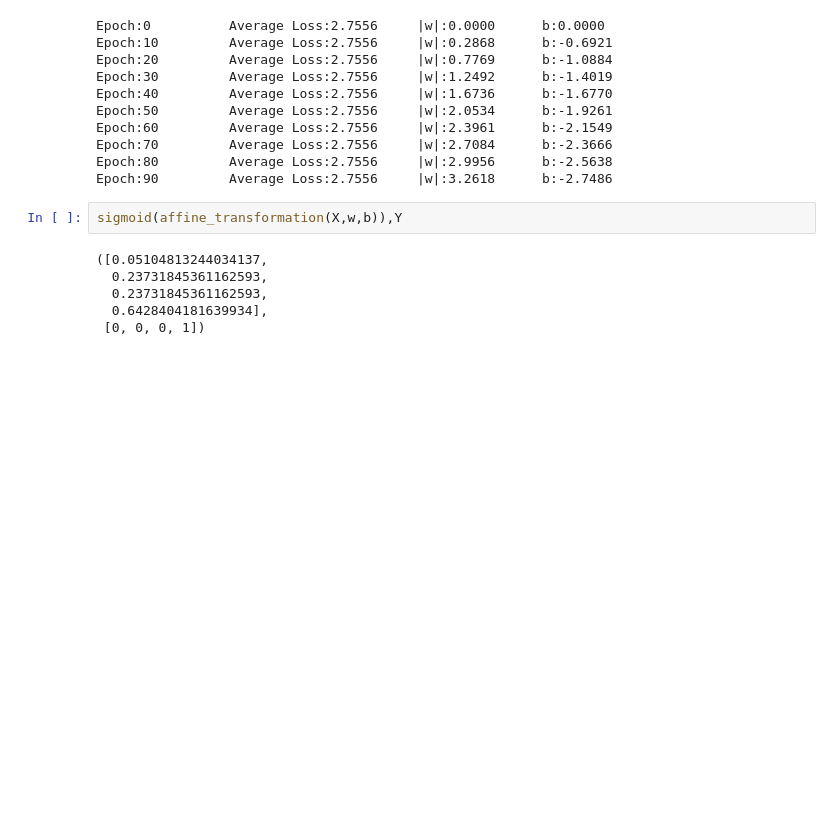
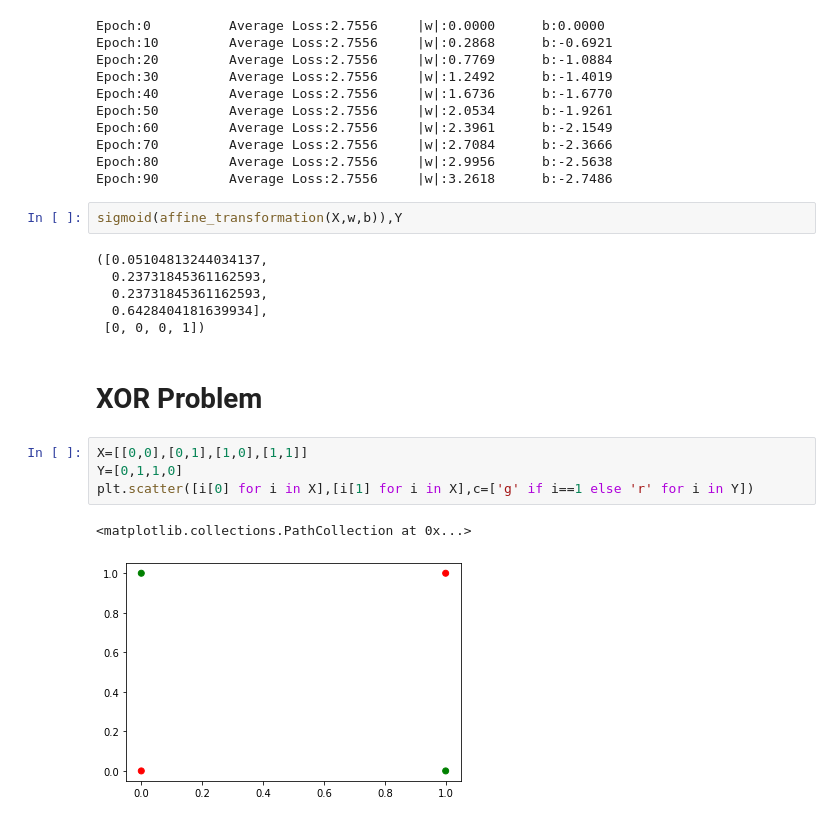
Before and after one commit to Demirrr/Fundamentals, a Jupyter notebook: 1.Machine_Learning/LogisticRegression_MLE_Backprop.ipynb, the cells around one changed output. Saved outputs shown, nothing was run; the diff lists cells and outputs as text; blank space fills up the shorter version.

Commit message:
Non-linear features for non-linear classification problems.

```diff
--- a/1.Machine_Learning/LogisticRegression_MLE_Backprop.ipynb
+++ b/1.Machine_Learning/LogisticRegression_MLE_Backprop.ipynb
@@ -318,3 +318,12 @@ sigmoid(affine_transformation(X,w,b)),Y
   0.23731845361162593,
   0.6428404181639934],
  [0, 0, 0, 1])
+# %% [markdown]
+# XOR Problem
+# %%
+X=[[0,0],[0,1],[1,0],[1,1]]
+Y=[0,1,1,0]
+plt.scatter([i[0] for i in X],[i[1] for i in X],c=['g' if i==1 else 'r' for i in Y])
+# %% [output]
+<matplotlib.collections.PathCollection at 0x...>
+[figure, added]
```
Also changed, not shown: parts of 11 cells of this notebook.
